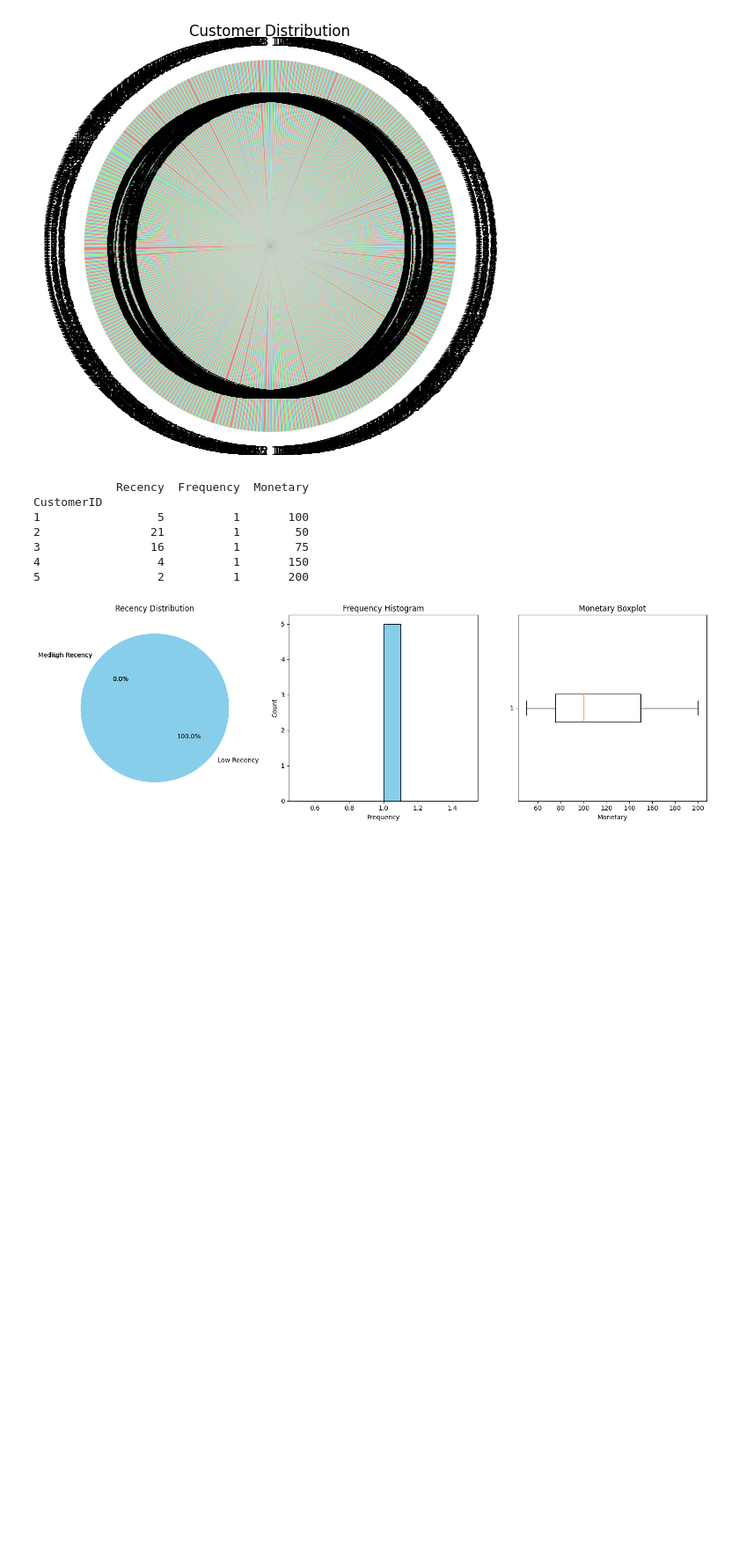
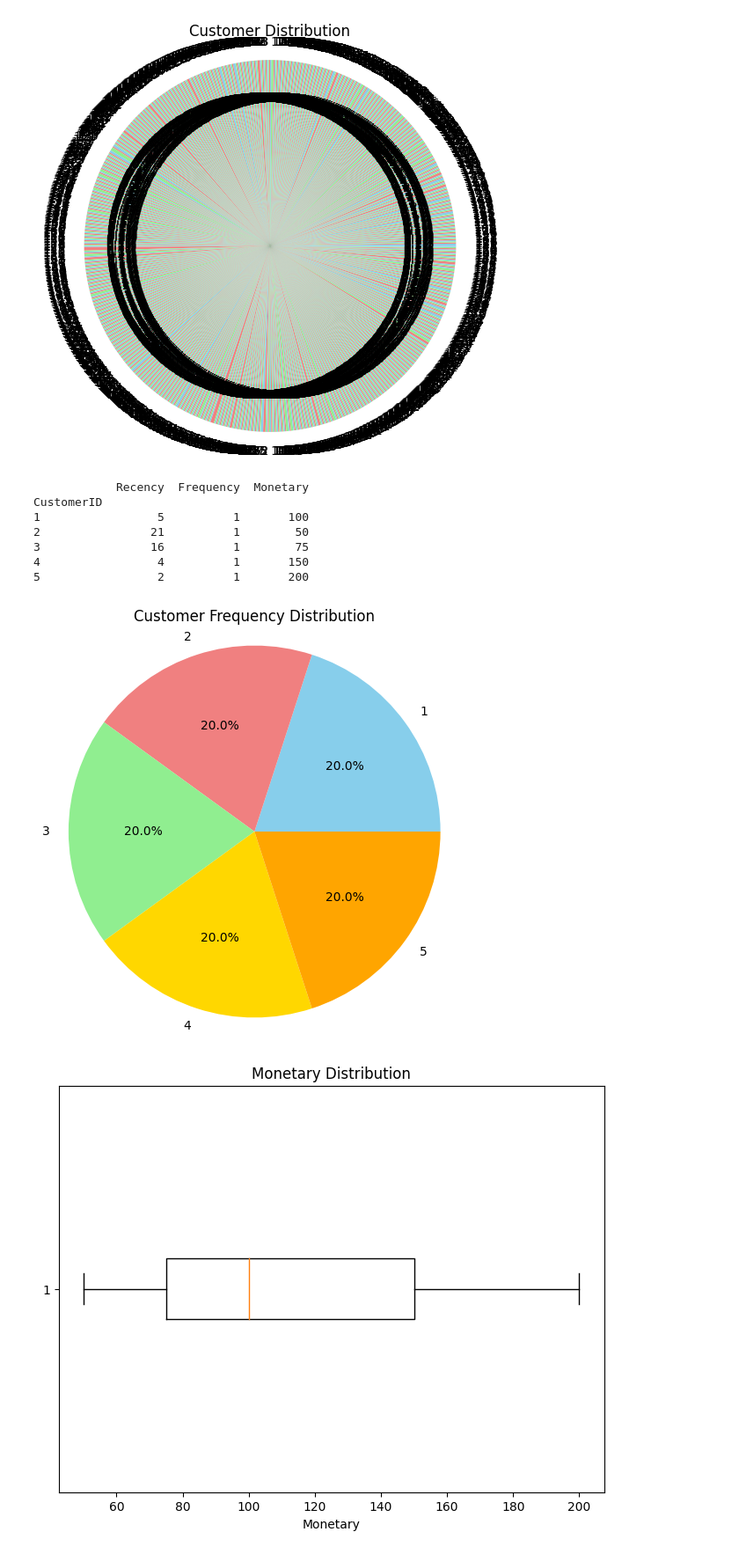
Before and after one commit to mngugi/Work_Book_Projects, a Jupyter notebook: RFMAnalysis.ipynb, the cells around one changed output. Shown at 88% size. Cells and saved outputs as stored; diff of their text form; code cells hidden in the pictures; blank space fills up the shorter version.

```diff
--- a/RFMAnalysis.ipynb
+++ b/RFMAnalysis.ipynb
@@ -124,7 +124,6 @@ CustomerID
 import datetime as dt
 import matplotlib.pyplot as plt
 import pandas as pd
-import numpy as np
 
 # Sample data (replace this with your actual data)
 data = pd.DataFrame({
@@ -138,53 +137,41 @@ data = pd.DataFrame({
 today = pd.to_datetime(dt.date(2023, 10, 6))
 
 # Convert purchase date to Timestamp
 data['PurchaseDate'] = pd.to_datetime(data['PurchaseDate'])
 
 # Calculate Recency based on the maximum purchase date
 rfm = data.groupby('CustomerID').agg({
     'PurchaseDate': lambda x: (today - x.max()).days,
     'OrderID': 'count',
     'TransactionAmount': 'sum'
 })
 
 # Rename columns
 rfm.rename(columns={'PurchaseDate': 'Recency', 'OrderID': 'Frequency', 'TransactionAmount': 'Monetary'}, inplace=True)
 
 # Check the RFM DataFrame
-print(rfm)
+print(rfm.head())
 
 # Data visualization using a pie chart
-plt.figure(figsize=(15, 5))
+plt.figure(figsize=(6, 6))
+plt.pie(rfm['Frequency'], labels=rfm.index, autopct='%1.1f%%', colors=['skyblue', 'lightcoral', 'lightgreen', 'gold', 'orange'])
+plt.title('Customer Frequency Distribution')
+plt.axis('equal')
+plt.show()
 
-# Pie chart
-plt.subplot(131)
-labels = ['Low Recency', 'Medium Recency', 'High Recency']
-sizes = [len(rfm[rfm['Recency'] <= 30]), len(rfm[(rfm['Recency'] > 30) & (rfm['Recency'] <= 60)]), len(rfm[rfm['Recency'] > 60])]
-colors = ['skyblue', 'lightcoral', 'lightgreen']
-plt.pie(sizes, labels=labels, autopct='%1.1f%%', colors=colors, startangle=140)
-plt.title('Recency Distribution')
-
-# Histogram
-plt.subplot(132)
-plt.hist(rfm['Frequency'], bins=10, color='skyblue', edgecolor='black')
-plt.xlabel('Frequency')
-plt.ylabel('Count')
-plt.title('Frequency Histogram')
-
-# Boxplot
-plt.subplot(133)
+# Data visualization using a boxplot
+plt.figure(figsize=(8, 6))
 plt.boxplot(rfm['Monetary'], vert=False)
 plt.xlabel('Monetary')
-plt.title('Monetary Boxplot')
-
-plt.tight_layout()
+plt.title('Monetary Distribution')
 plt.show()
 # %% [output]
             Recency  Frequency  Monetary
 CustomerID
 1                 5          1       100
 2                21          1        50
 3                16          1        75
 4                 4          1       150
 5                 2          1       200
-[figure, old version]
+[figure, new version]
+[figure, added]
```
